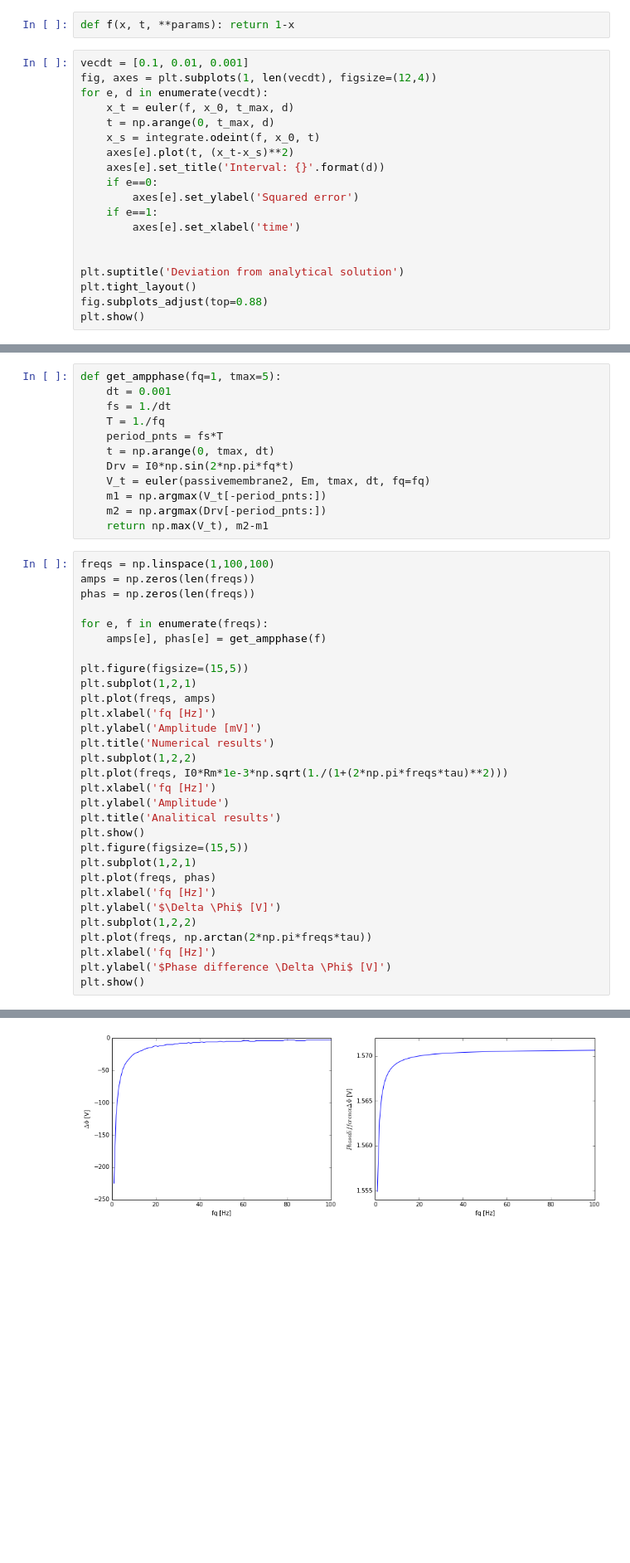
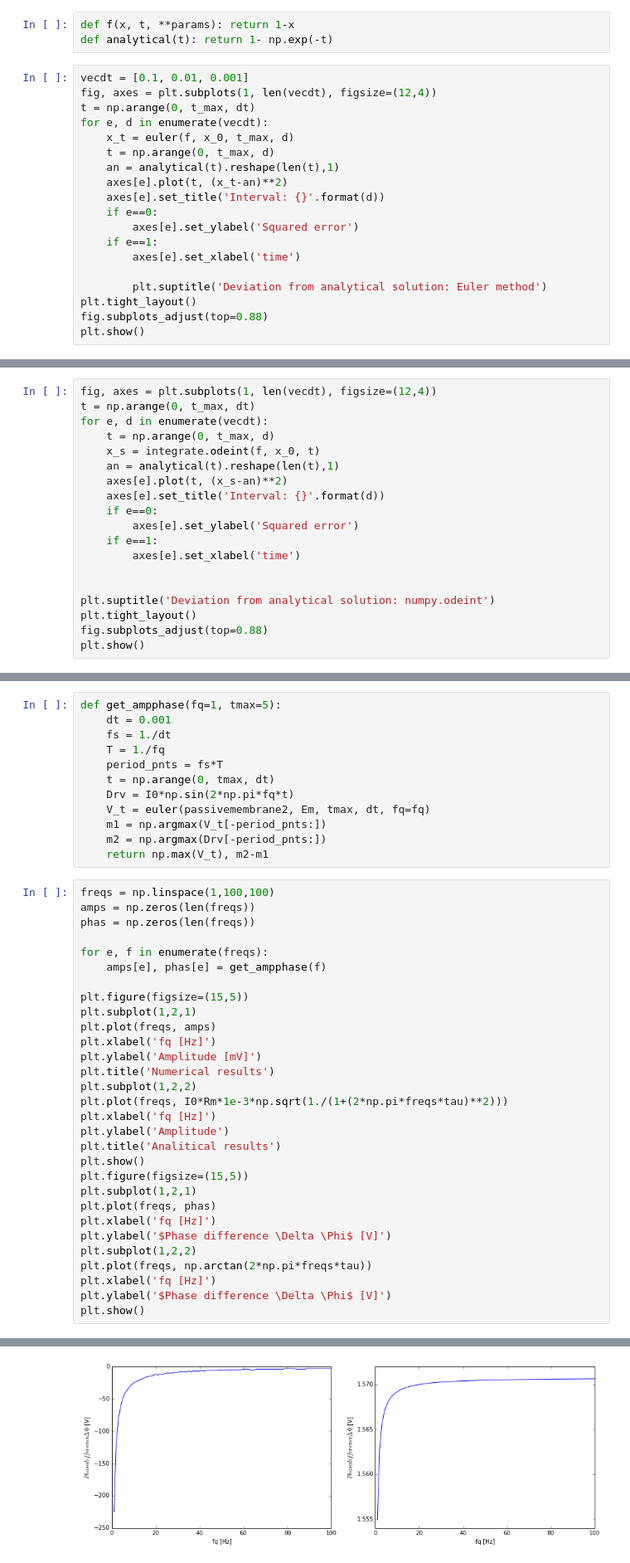
Before and after one commit to dokato/mns, a Jupyter notebook: MNS_3.ipynb, the cells around one changed output, grey strips where cells are left out. Shown: that part at 83% size. Saved outputs shown, nothing was run; the diff lists cells and outputs as text; blank space fills up the shorter version.

```diff
--- a/MNS_3.ipynb
+++ b/MNS_3.ipynb
@@ -85,22 +85,23 @@ plt.show()
 From the picture above we can see that numerical solution (blue line) perfectly match analytical equation (green line). This is not always the case. When we consider more complicated differential equations we can encounter numerical instabilities. Though still Euler method is one of the simplest way of solving such equastions. In mentioned cases one may try to use more sophisticated methods.
 # %%
 def f(x, t, **params): return 1-x
+def analytical(t): return 1- np.exp(-t)
 # %%
 vecdt = [0.1, 0.01, 0.001]
 fig, axes = plt.subplots(1, len(vecdt), figsize=(12,4))
+t = np.arange(0, t_max, dt)
 for e, d in enumerate(vecdt):
     x_t = euler(f, x_0, t_max, d)
     t = np.arange(0, t_max, d)
-    x_s = integrate.odeint(f, x_0, t)
-    axes[e].plot(t, (x_t-x_s)**2)
+    an = analytical(t).reshape(len(t),1)
+    axes[e].plot(t, (x_t-an)**2)
     axes[e].set_title('Interval: {}'.format(d))
     if e==0:
         axes[e].set_ylabel('Squared error')
     if e==1:
         axes[e].set_xlabel('time')
 
-
-plt.suptitle('Deviation from analytical solution')
+        plt.suptitle('Deviation from analytical solution: Euler method')
 plt.tight_layout()
 fig.subplots_adjust(top=0.88)
 plt.show()
@@ -108,0 +110,19 @@ plt.show()
+# %%
+fig, axes = plt.subplots(1, len(vecdt), figsize=(12,4))
+t = np.arange(0, t_max, dt)
+for e, d in enumerate(vecdt):
+    t = np.arange(0, t_max, d)
+    x_s = integrate.odeint(f, x_0, t)
+    an = analytical(t).reshape(len(t),1)
+    axes[e].plot(t, (x_s-an)**2)
+    axes[e].set_title('Interval: {}'.format(d))
+    if e==0:
+        axes[e].set_ylabel('Squared error')
+    if e==1:
+        axes[e].set_xlabel('time')
+
+
+plt.suptitle('Deviation from analytical solution: numpy.odeint')
+plt.tight_layout()
+fig.subplots_adjust(top=0.88)
+plt.show()
@@ -171,34 +193,34 @@ def get_ampphase(fq=1, tmax=5):
 freqs = np.linspace(1,100,100)
 amps = np.zeros(len(freqs))
 phas = np.zeros(len(freqs))
 
 for e, f in enumerate(freqs):
     amps[e], phas[e] = get_ampphase(f)
 
 plt.figure(figsize=(15,5))
 plt.subplot(1,2,1)
 plt.plot(freqs, amps)
 plt.xlabel('fq [Hz]')
 plt.ylabel('Amplitude [mV]')
 plt.title('Numerical results')
 plt.subplot(1,2,2)
 plt.plot(freqs, I0*Rm*1e-3*np.sqrt(1./(1+(2*np.pi*freqs*tau)**2)))
 plt.xlabel('fq [Hz]')
 plt.ylabel('Amplitude')
 plt.title('Analitical results')
 plt.show()
 plt.figure(figsize=(15,5))
 plt.subplot(1,2,1)
 plt.plot(freqs, phas)
 plt.xlabel('fq [Hz]')
-plt.ylabel('$\Delta \Phi$ [V]')
+plt.ylabel('$Phase difference \Delta \Phi$ [V]')
 plt.subplot(1,2,2)
 plt.plot(freqs, np.arctan(2*np.pi*freqs*tau))
 plt.xlabel('fq [Hz]')
 plt.ylabel('$Phase difference \Delta \Phi$ [V]')
 plt.show()
 # %% [output]
 [figure]
-[figure, old version]
+[figure, new version]
 # %% [markdown]
 In pictures I compered Euler method with analytical relations of amplitude and phase of response to different frequencies of stimuli from equation (2). In general relations are preserved. The only problem I encountered was scaling of y axis. I couldn't find problem which causes differences in values.
```
Also changed, not shown: parts of 3 cells of this notebook.
